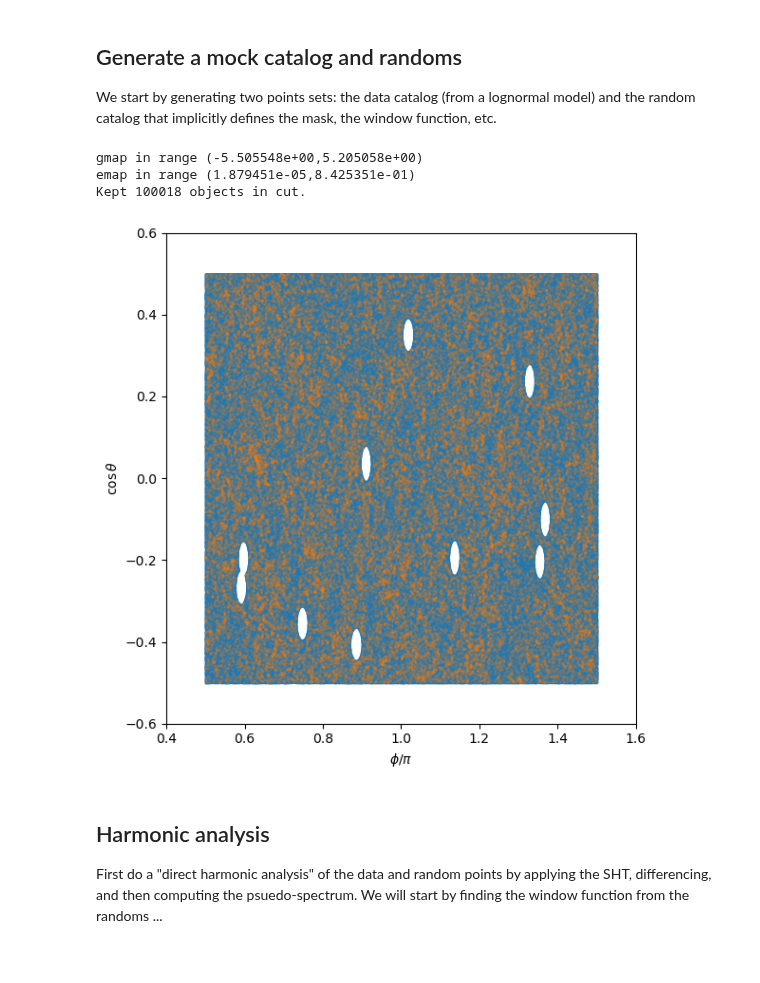
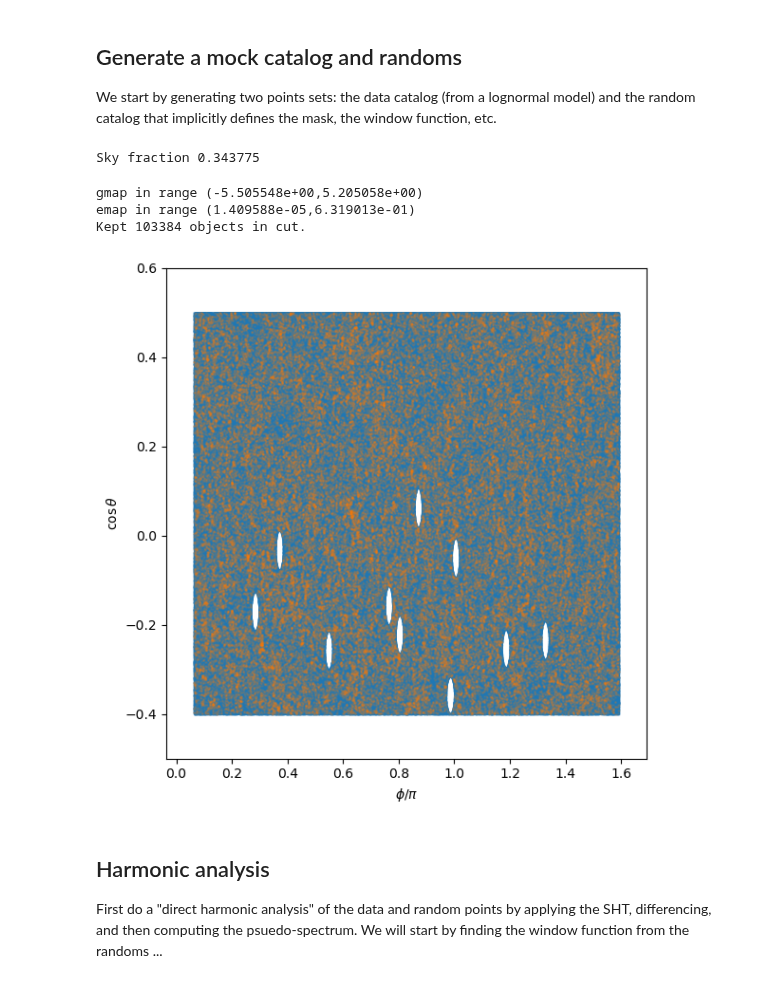
Before and after one commit to martinjameswhite/directsht, a Jupyter notebook: notebooks/analyzing_mocks.ipynb, the cells around one changed output. Cells and saved outputs as stored; diff of their text form; code cells hidden in the pictures.

```diff
--- a/notebooks/analyzing_mocks.ipynb
+++ b/notebooks/analyzing_mocks.ipynb
@@ -26,13 +28,25 @@ rng  = np.random.default_rng(seed)
 ## Generate a mock catalog and randoms
 
 We start by generating two points sets: the data catalog (from a lognormal model) and the random catalog that implicitly defines the mask, the window function, etc.
+# %%
+# Define our footprint by intervals in cos(theta) and phi.
+cthta_min = -0.4
+cthta_max =  0.5
+theta_min =  np.arccos(cthta_max)
+theta_max =  np.arccos(cthta_min)
+phi_min   =  0.2
+phi_max   =  5.0
+#
+print("Sky fraction {:f}".format( (phi_max-phi_min)*(cthta_max-cthta_min)/(4*np.pi) ))
+# %% [output]
+Sky fraction 0.343775
 # %%
 # To put more structure in the mask, let's "cut out" various pieces of the
 # sky, vetoing both data and random points.
 # Generate a random catalog of "veto centers" and "radii".
 nveto = 10
-tveto = np.arccos( rng.uniform(low=-0.5,high=0.5,size=nveto) )
-pveto = rng.uniform(low=np.pi/2,high=3*np.pi/2,size=nveto)
+tveto = np.arccos( rng.uniform(low=cthta_min,high=cthta_max,size=nveto) )
+pveto = rng.uniform(low=phi_min,high=phi_max,size=nveto)
 rveto = np.ones_like(tveto) * 0.999
 # and convert these into 3D unit vectors
 nveto = np.zeros( (nveto,3) )
@@ -52,12 +66,12 @@ def veto_points(tt,pp,wt,nveto,rveto):
     return( (tt[ww],pp[ww],wt[ww]) )
 # %%
 # Generate a lognormal mock
-npnt_fullsky = 4 * 100000
+npnt_fullsky = 3 * 100000
 #
 # Initialize a helper object from which to draw realizations
 Mocks_obj = LogNormalMocks(npnt_fullsky,nside=2048,
-                           theta_range=[np.arccos(0.5),np.arccos(-0.5)],
-                           phi_range=[np.pi/2,3*np.pi/2])
+                           theta_range=[theta_min,theta_max],
+                           phi_range=[phi_min,phi_max])
 #
 # Draw a realization, specifying the random seed if you want
 tdata,pdata,wdata = Mocks_obj(seed=0)
@@ -66,14 +80,14 @@ ndata = len(tdata)
 print("Kept {:d} objects in cut.".format(ndata))
 # %% [output]
 gmap in range (-5.505548e+00,5.205058e+00)
-emap in range (1.879451e-05,8.425351e-01)
-Kept 100018 objects in cut.
+emap in range (1.409588e-05,6.319013e-01)
+Kept 103384 objects in cut.
 # %%
 # Code to generate a random catalog.
 def generate_randoms(nrand):
     """Generate nrand randoms in our footprint."""
-    trand = np.arccos( rng.uniform(low=-0.5,high=0.5,size=nrand) )
-    prand = rng.uniform(low=np.pi/2,high=3*np.pi/2,size=nrand)
+    trand = np.arccos( rng.uniform(low=cthta_min,high=cthta_max,size=nrand) )
+    prand = rng.uniform(low=phi_min,high=phi_max,size=nrand)
     wrand = np.ones_like(trand) * float(ndata)/float(nrand)
     return( (trand,prand,wrand) )
 # %%
@@ -91,16 +105,16 @@ wrand *= np.sum(wdata)/np.sum(wrand)
 # %%
 fig,ax = plt.subplots(1,1,figsize=(6,6))
 #
 ax.scatter(prand/np.pi,np.cos(trand),s=1,c='C0',alpha=0.1,label='Rand',rasterized=True)
 ax.scatter(pdata/np.pi,np.cos(tdata),s=1,c='C1',alpha=0.1,label='Data',rasterized=True)
 #
-ax.set_xlim( 0.4,1.6)
-ax.set_ylim(-0.6,0.6)
+ax.set_xlim(phi_min/np.pi-0.1,phi_max/np.pi+0.1)
+ax.set_ylim(cthta_min-0.1,cthta_max+0.1)
 ax.set_xlabel(r'$\phi/\pi$')
 ax.set_ylabel(r'$\cos\theta$')
 plt.tight_layout()
 # %% [output]
-[figure, old version]
+[figure, new version]
 # %% [markdown]
 ## Harmonic analysis
 
```
Also changed, not shown: parts of 16 cells of this notebook.
